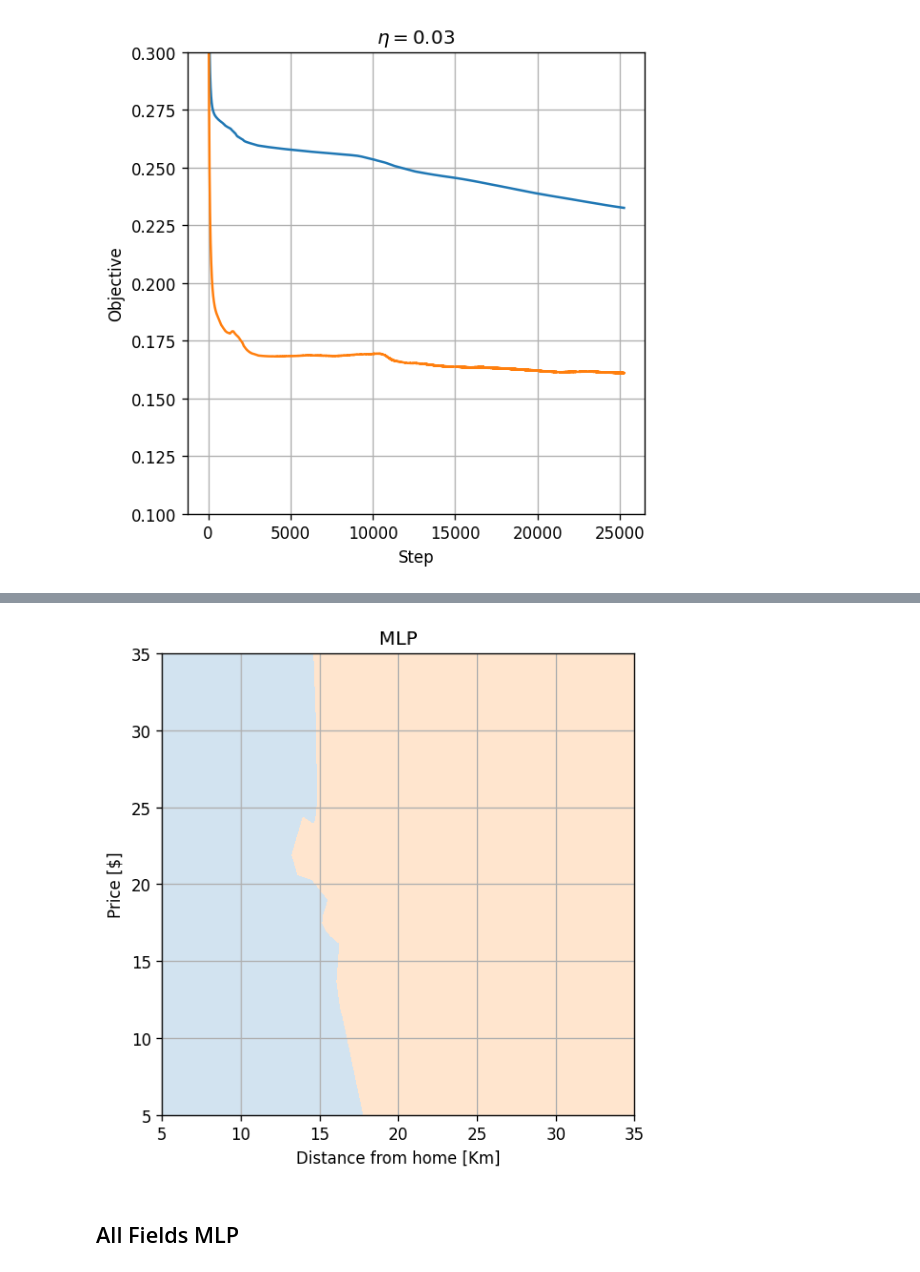
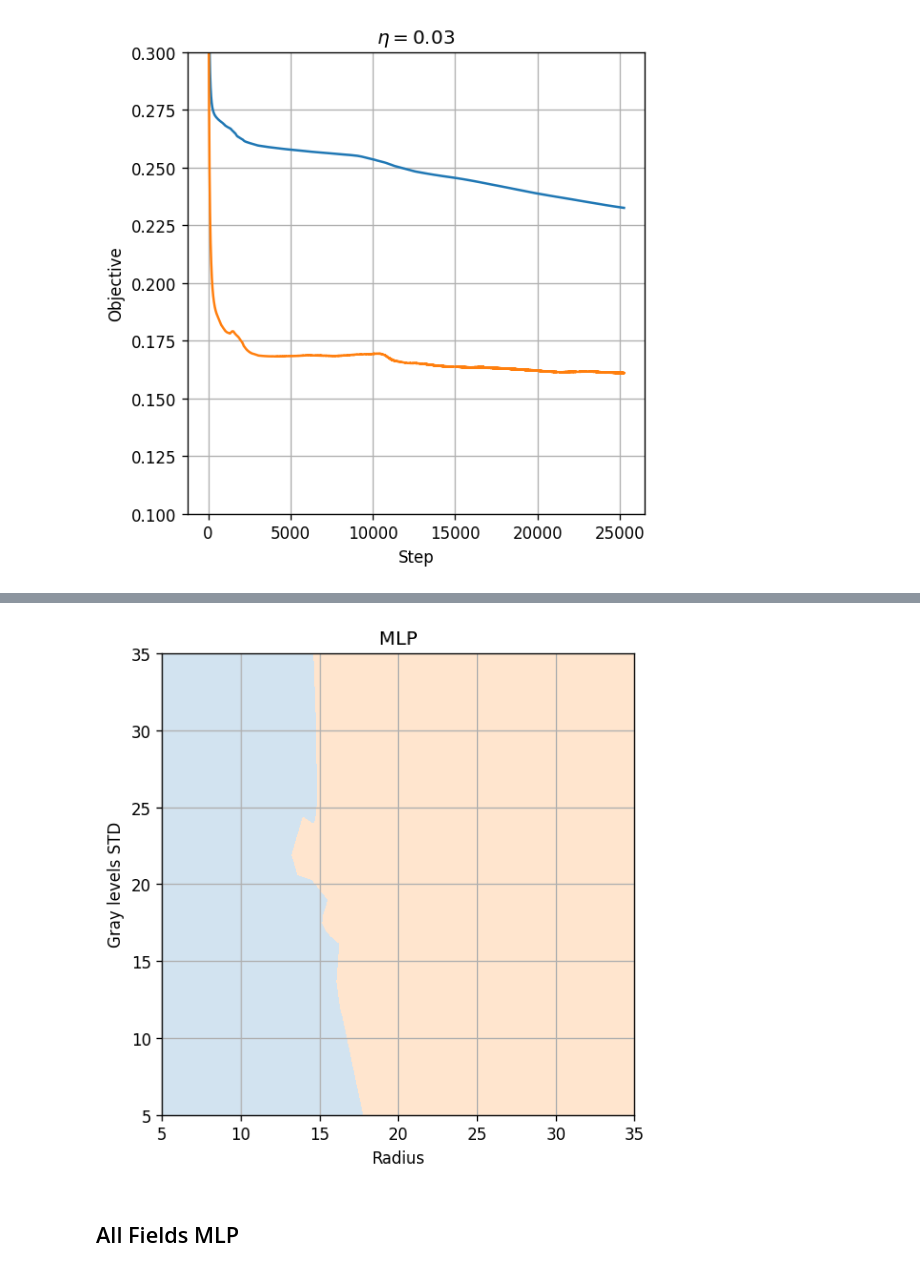
Before and after one commit to technion046195/technion046195, a Jupyter notebook: content/tutorial09/example.ipynb, the cells around one changed output, grey strips where cells are left out. Saved outputs shown, nothing was run; the diff lists cells and outputs as text; code cells hidden in the pictures.

```diff
--- a/content/tutorial09/example.ipynb
+++ b/content/tutorial09/example.ipynb
@@ -304,15 +304,15 @@ fig.savefig('./output/breast_cancer_mlp1.png', dpi=240)
 # %%
 fig, ax = plt.subplots(figsize=(5, 5))
 plot_grid_predict(ax, h_func, x_grid)
 ax.set_title('MLP')
-ax.set_xlabel('Distance from home [Km]')
-ax.set_ylabel('Price [$]')
+ax.set_xlabel('Radius')
+ax.set_ylabel('Gray levels STD');
 ax.set_xlim(x_grid[0, 0, 0].min(), x_grid[0, -1, 0].max())
 ax.set_ylim(x_grid[0, 0, 1].min(), x_grid[-1, 0, 1].max())
 plt.tight_layout()
 fig.savefig('./output/breast_cancer_mlp1_no_samples.png', dpi=240)
 # %% [output]
-[figure, old version]
+[figure, new version]
 # %% [markdown]
 ## All Fields MLP
 # %%
```
Also changed, not shown: parts of 2 cells of this notebook, 43 other files.
